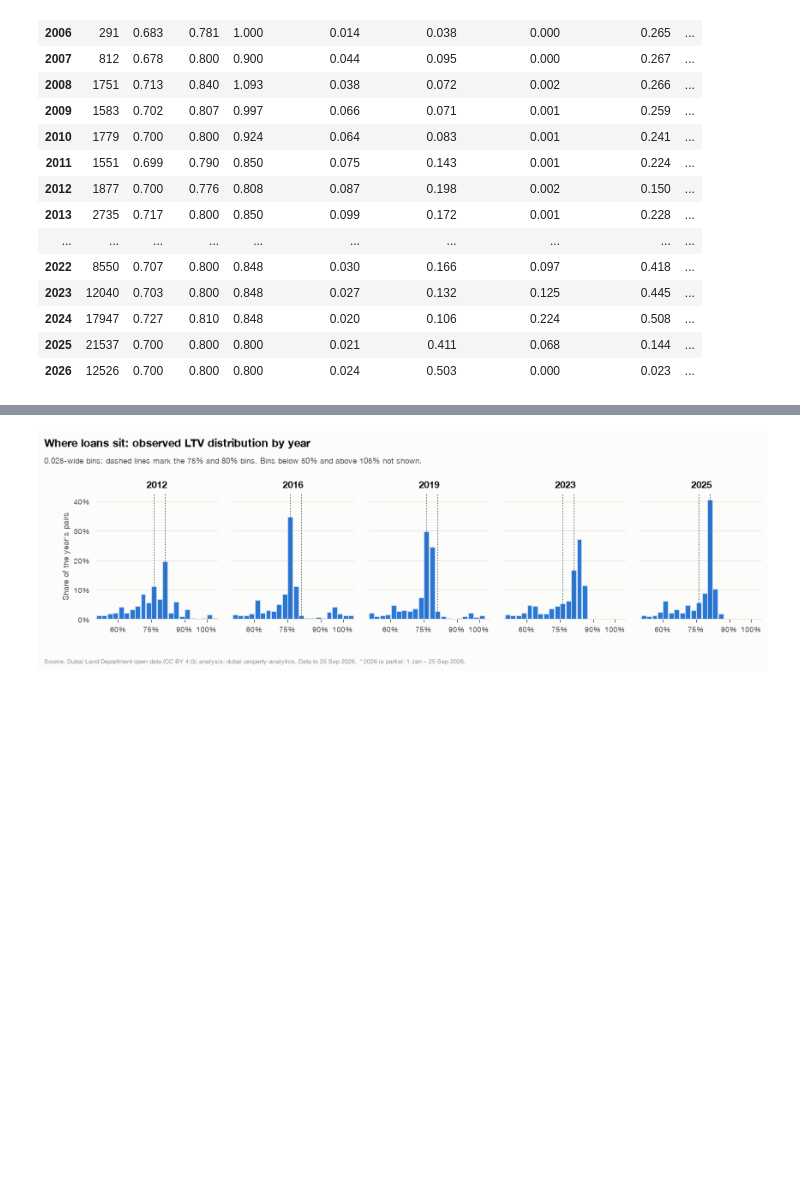
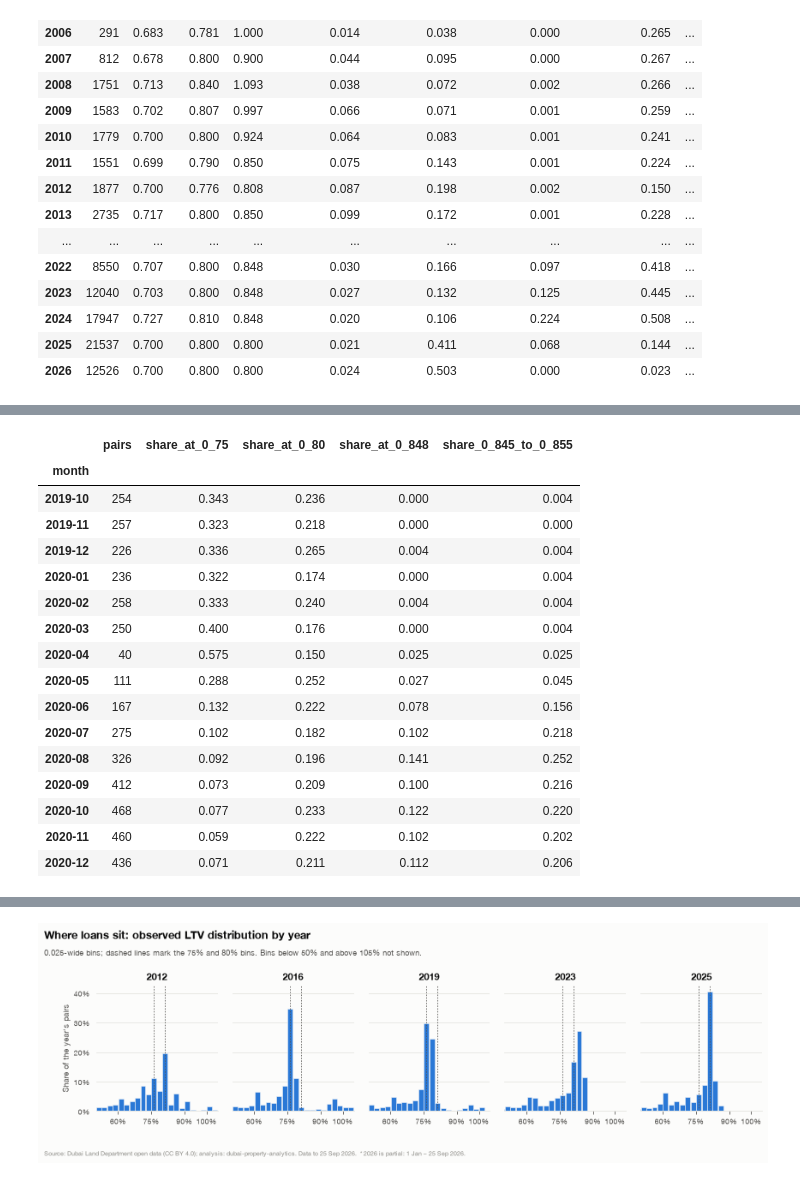
Before and after one commit to SafwanTisekar/dubai-property-analytics, a Jupyter notebook: notebooks/02_financing_mix.ipynb, the cells around one changed output, grey strips where cells are left out. Saved outputs shown, nothing was run; the diff lists cells and outputs as text; code cells hidden in the pictures; blank space fills up the shorter version.

```diff
--- a/notebooks/02_financing_mix.ipynb
+++ b/notebooks/02_financing_mix.ipynb
@@ -188,3 +192,24 @@ display(ltv.set_index("year"))
+# %%
+clusters = fi.ltv_cluster_shares_monthly("2019-10-01", "2020-12-31")
+display(clusters.set_index(clusters["month"].dt.strftime("%Y-%m")).drop(columns="month"))
+# %% [output]
+|  | pairs | share_at_0_75 | share_at_0_80 | share_at_0_848 | share_0_845_to_0_855 |
+| month |  |  |  |  |  |
+| 2019-10 | 254 | 0.343 | 0.236 | 0.000 | 0.004 |
+| 2019-11 | 257 | 0.323 | 0.218 | 0.000 | 0.000 |
+| 2019-12 | 226 | 0.336 | 0.265 | 0.004 | 0.004 |
+| 2020-01 | 236 | 0.322 | 0.174 | 0.000 | 0.004 |
+| 2020-02 | 258 | 0.333 | 0.240 | 0.004 | 0.004 |
+| 2020-03 | 250 | 0.400 | 0.176 | 0.000 | 0.004 |
+| 2020-04 | 40 | 0.575 | 0.150 | 0.025 | 0.025 |
+| 2020-05 | 111 | 0.288 | 0.252 | 0.027 | 0.045 |
+| 2020-06 | 167 | 0.132 | 0.222 | 0.078 | 0.156 |
+| 2020-07 | 275 | 0.102 | 0.182 | 0.102 | 0.218 |
+| 2020-08 | 326 | 0.092 | 0.196 | 0.141 | 0.252 |
+| 2020-09 | 412 | 0.073 | 0.209 | 0.100 | 0.216 |
+| 2020-10 | 468 | 0.077 | 0.233 | 0.122 | 0.220 |
+| 2020-11 | 460 | 0.059 | 0.222 | 0.102 | 0.202 |
+| 2020-12 | 436 | 0.071 | 0.211 | 0.112 | 0.206 |
 # %%
 fig, (a1, a2) = P.figure(1, 2, size=(11, 4.8))
 fig.subplots_adjust(top=0.8, bottom=0.17, wspace=0.22)
```
Also changed, not shown: parts of 3 cells of this notebook, 13 other files.
